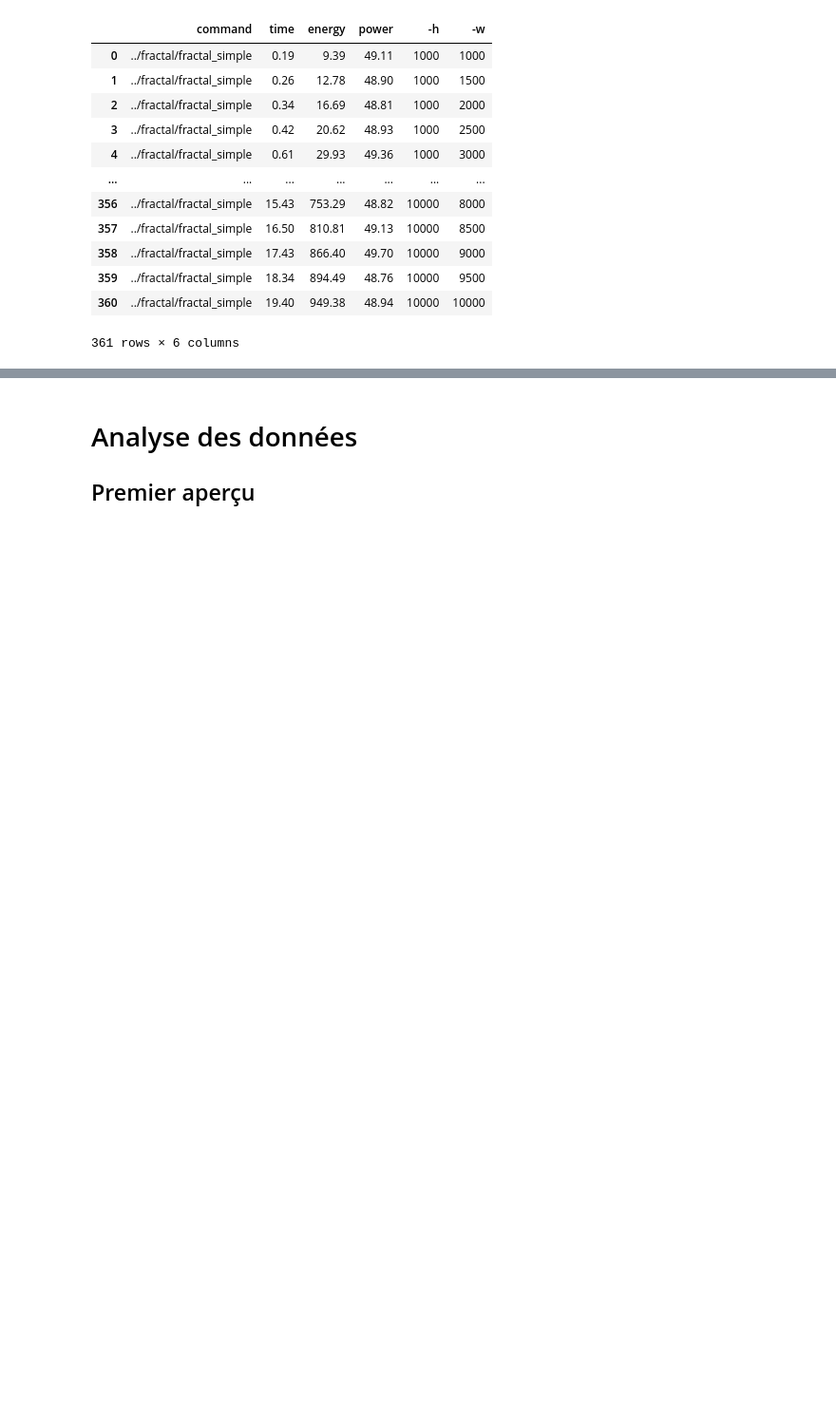
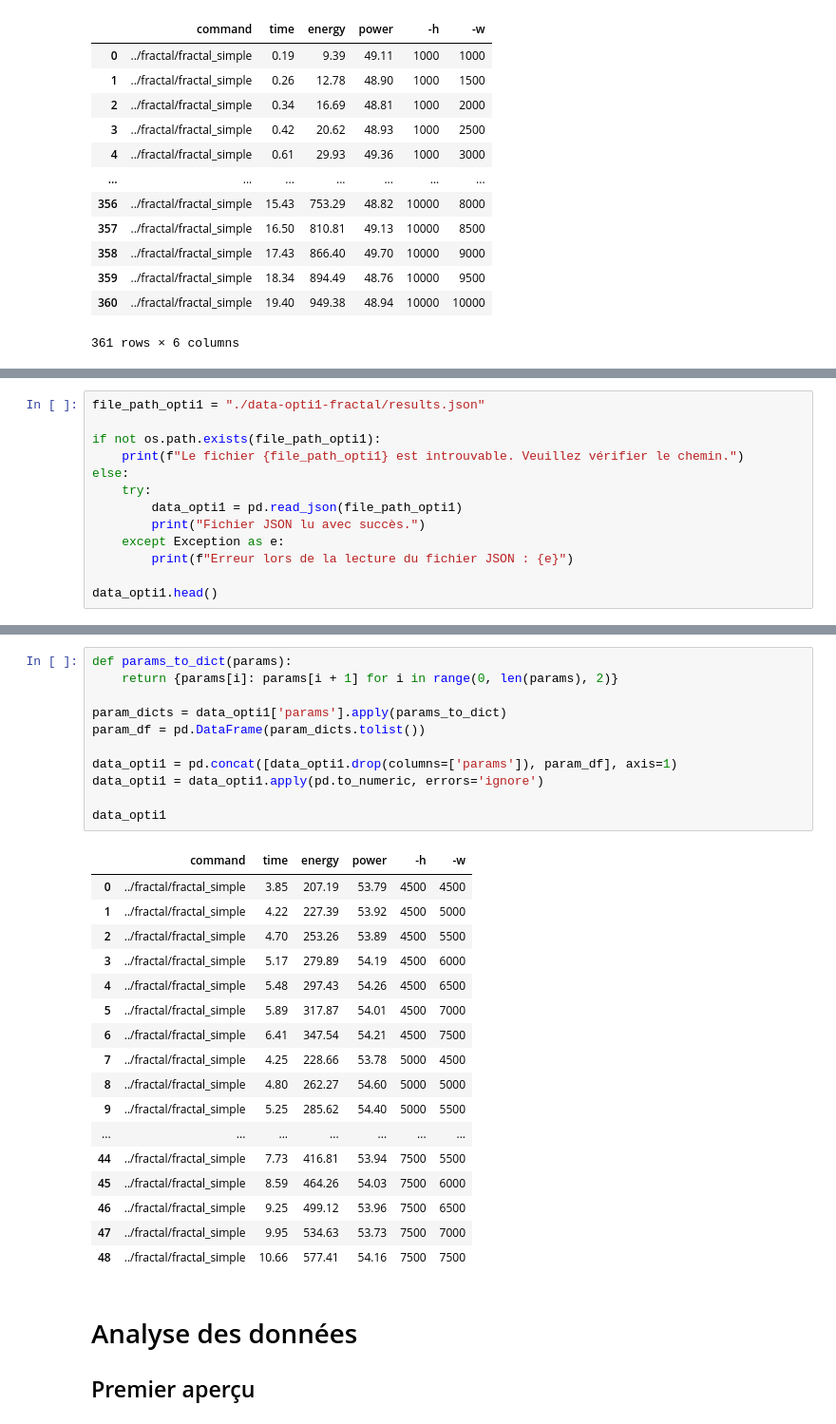
Before and after one commit to HDwayne/SE-ENER, a Jupyter notebook: result/analyse.ipynb, the cells around one changed output, grey strips where cells are left out. Shown at 95% size. Saved outputs shown, nothing was run; the diff lists cells and outputs as text; blank space fills up the shorter version.

```diff
--- a/result/analyse.ipynb
+++ b/result/analyse.ipynb
@@ -52,0 +57,13 @@ data
+# %%
+file_path_opti1 = "./data-opti1-fractal/results.json"
+
+if not os.path.exists(file_path_opti1):
+    print(f"Le fichier {file_path_opti1} est introuvable. Veuillez vérifier le chemin.")
+else:
+    try:
+        data_opti1 = pd.read_json(file_path_opti1)
+        print("Fichier JSON lu avec succès.")
+    except Exception as e:
+        print(f"Erreur lors de la lecture du fichier JSON : {e}")
+
+data_opti1.head()
@@ -53,3 +78,32 @@ data
+# %%
+def params_to_dict(params):
+    return {params[i]: params[i + 1] for i in range(0, len(params), 2)}
+
+param_dicts = data_opti1['params'].apply(params_to_dict)
+param_df = pd.DataFrame(param_dicts.tolist())
+
+data_opti1 = pd.concat([data_opti1.drop(columns=['params']), param_df], axis=1)
+data_opti1 = data_opti1.apply(pd.to_numeric, errors='ignore')
+
+data_opti1
+# %% [output]
+|  | command | time | energy | power | -h | -w |
+| 0 | ../fractal/fractal_simple | 3.85 | 207.19 | 53.79 | 4500 | 4500 |
+| 1 | ../fractal/fractal_simple | 4.22 | 227.39 | 53.92 | 4500 | 5000 |
+| 2 | ../fractal/fractal_simple | 4.70 | 253.26 | 53.89 | 4500 | 5500 |
+| 3 | ../fractal/fractal_simple | 5.17 | 279.89 | 54.19 | 4500 | 6000 |
+| 4 | ../fractal/fractal_simple | 5.48 | 297.43 | 54.26 | 4500 | 6500 |
+| 5 | ../fractal/fractal_simple | 5.89 | 317.87 | 54.01 | 4500 | 7000 |
+| 6 | ../fractal/fractal_simple | 6.41 | 347.54 | 54.21 | 4500 | 7500 |
+| 7 | ../fractal/fractal_simple | 4.25 | 228.66 | 53.78 | 5000 | 4500 |
+| 8 | ../fractal/fractal_simple | 4.80 | 262.27 | 54.60 | 5000 | 5000 |
+| 9 | ../fractal/fractal_simple | 5.25 | 285.62 | 54.40 | 5000 | 5500 |
+| ... | ... | ... | ... | ... | ... | ... |
+| 44 | ../fractal/fractal_simple | 7.73 | 416.81 | 53.94 | 7500 | 5500 |
+| 45 | ../fractal/fractal_simple | 8.59 | 464.26 | 54.03 | 7500 | 6000 |
+| 46 | ../fractal/fractal_simple | 9.25 | 499.12 | 53.96 | 7500 | 6500 |
+| 47 | ../fractal/fractal_simple | 9.95 | 534.63 | 53.73 | 7500 | 7000 |
+| 48 | ../fractal/fractal_simple | 10.66 | 577.41 | 54.16 | 7500 | 7500 |
 # %% [markdown]
 # Analyse des données
 
```
Also changed, not shown: parts of 6 cells of this notebook, 1 other file.
